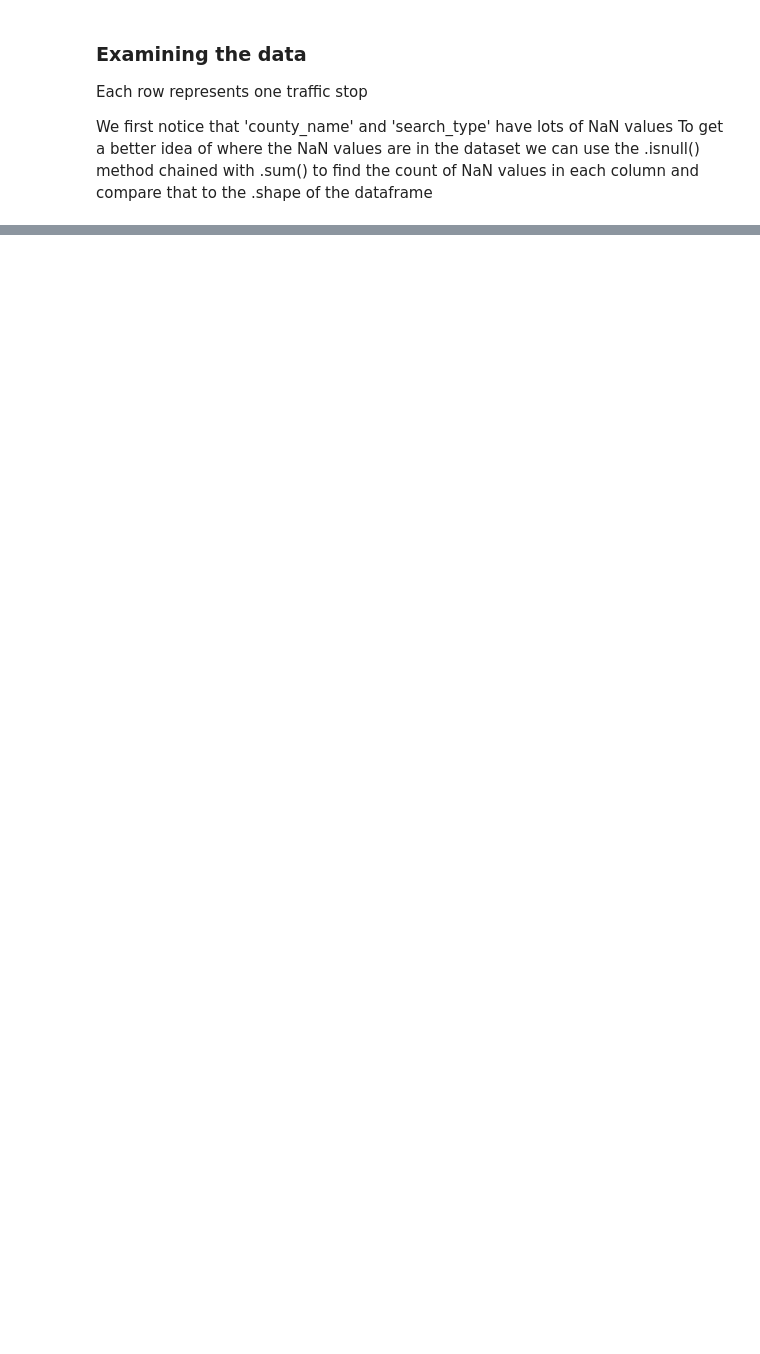
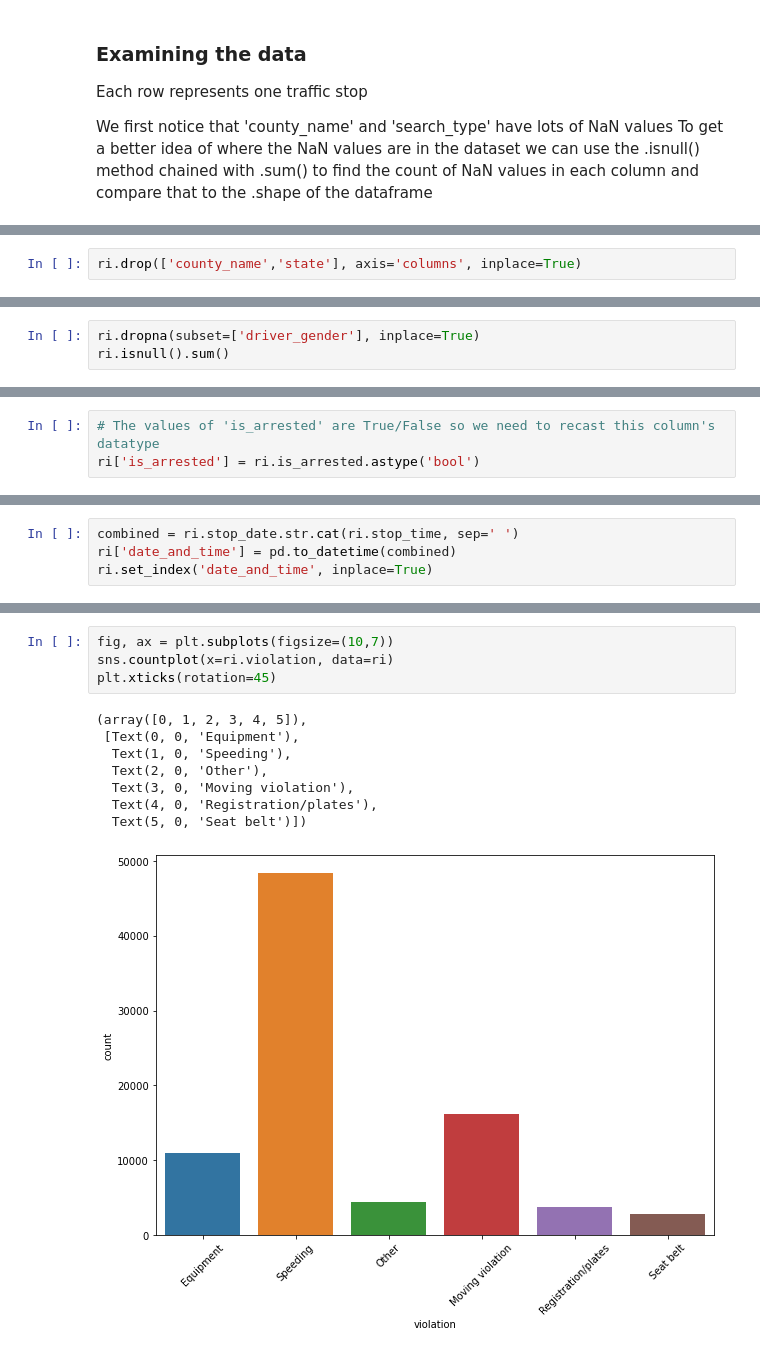
Before and after one commit to kipmadden/Stanford-Open-Policing-Project, a Jupyter notebook: Stanford Open Policing Project - Rhode Island Analysis.ipynb, the cells around one changed output, grey strips where cells are left out. Cells and saved outputs as stored; diff of their text form; blank space fills up the shorter version.

```diff
--- a/Stanford Open Policing Project - Rhode Island Analysis.ipynb
+++ b/Stanford Open Policing Project - Rhode Island Analysis.ipynb
@@ -25,0 +56,2 @@ ri.shape
+# %%
+ri.drop(['county_name','state'], axis='columns', inplace=True)
@@ -25,0 +60,3 @@ ri.shape
+# %%
+ri.dropna(subset=['driver_gender'], inplace=True)
+ri.isnull().sum()
@@ -25,0 +109,3 @@ ri.shape
+# %%
+# The values of 'is_arrested' are True/False so we need to recast this column's datatype
+ri['is_arrested'] = ri.is_arrested.astype('bool')
@@ -25,0 +119,4 @@ ri.shape
+# %%
+combined = ri.stop_date.str.cat(ri.stop_time, sep=' ')
+ri['date_and_time'] = pd.to_datetime(combined)
+ri.set_index('date_and_time', inplace=True)
@@ -25,0 +172,13 @@ ri.shape
+# %%
+fig, ax = plt.subplots(figsize=(10,7))
+sns.countplot(x=ri.violation, data=ri)
+plt.xticks(rotation=45)
+# %% [output]
+(array([0, 1, 2, 3, 4, 5]),
+ [Text(0, 0, 'Equipment'),
+  Text(1, 0, 'Speeding'),
+  Text(2, 0, 'Other'),
+  Text(3, 0, 'Moving violation'),
+  Text(4, 0, 'Registration/plates'),
+  Text(5, 0, 'Seat belt')])
+[figure, added]
```
Also changed, not shown: parts of 36 cells of this notebook.
